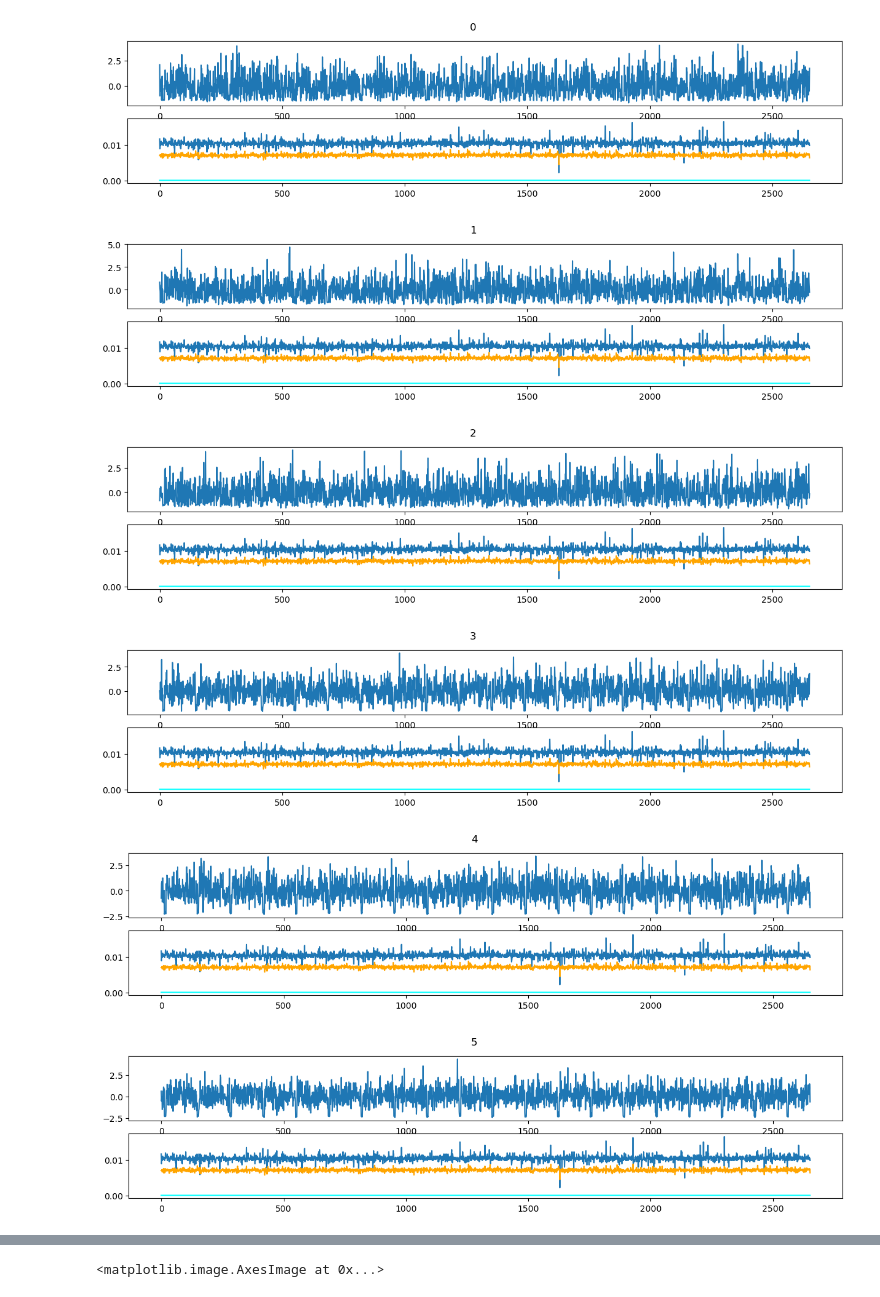
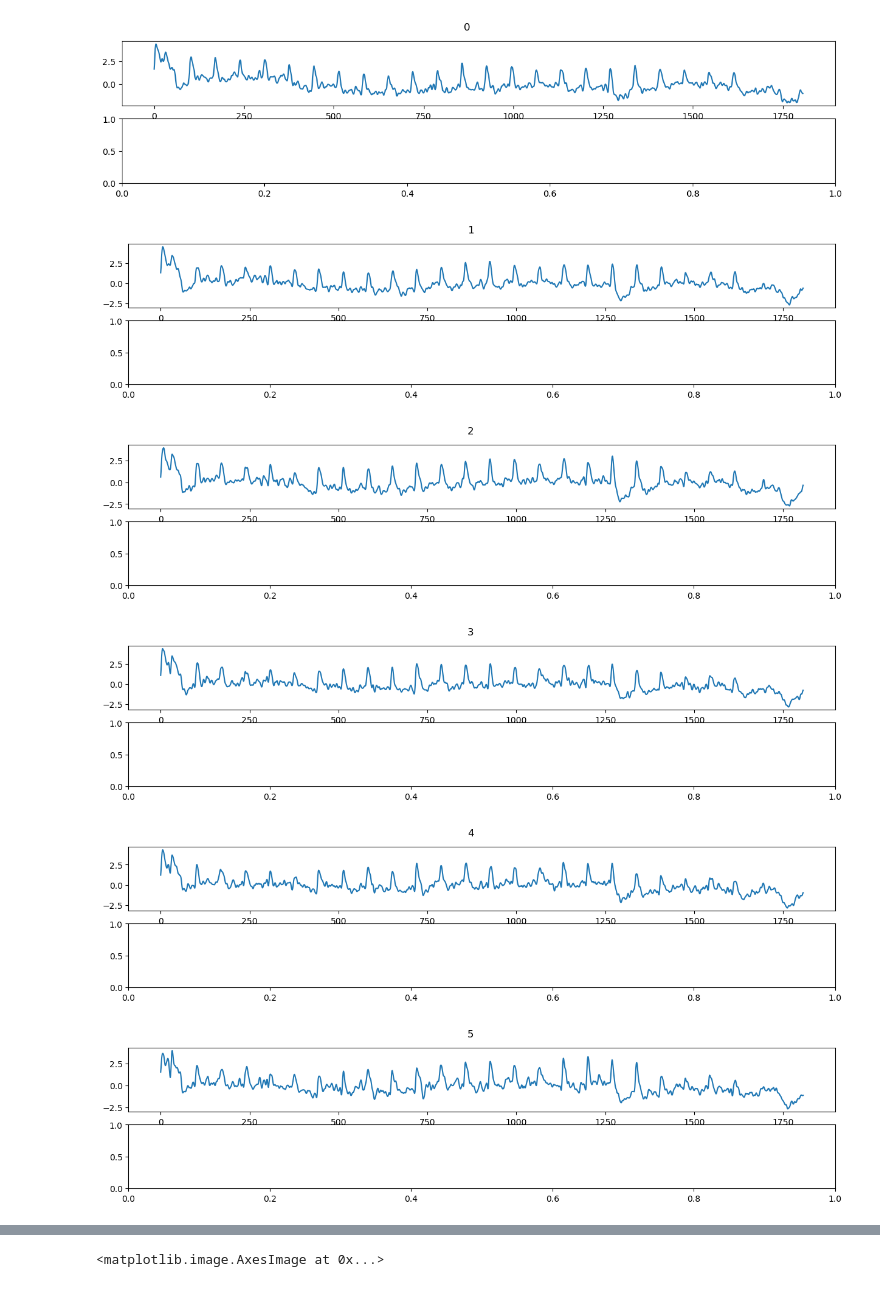
Before and after one commit to yfisher-lab/SessionTools, a Jupyter notebook: Notebooks/DanglingFly.ipynb, the cells around one changed output, grey strips where cells are left out. Cells and saved outputs as stored; diff of their text form; code cells hidden in the pictures.

```diff
--- a/Notebooks/DanglingFly.ipynb
+++ b/Notebooks/DanglingFly.ipynb
@@ -21,15 +21,15 @@ import SessionTools.two_photon as st2p
 
 %matplotlib inline
 # %%
-date = "24_01_2024"
-genotype = "R40D05_sytjGCaMP7f_CsChrimsontdT"
-fly = "fly1"
-session = 'l_bulb-004'
-basedir = pathlib.PurePath(f'/media/mplitt/SSD_storage1/2PData/{genotype}/{date}/{fly}/{session}/')
+date = "16_02_2024"
+genotype = "ER4d_Chrimson88tdT_sytjGCaMP7f"
+fly = "fly2"
+session = '5x_oa_pair-003'
+basedir = pathlib.PurePath(f'/media/mplitt/SSD_storage/2PData/{genotype}/{date}/{fly}/{session}/')
 basename_input = pathlib.Path(basedir.joinpath(session))
 metadata = st2p.preprocessing.bruker_metadata.read(basename_input)
 
-h5name = f'/media/mplitt/SSD_storage1/2P_scratch/{genotype}/{date}/{fly}/{session}/data.h5'
+h5name = f'/media/mplitt/SSD_storage/2P_scratch/{genotype}/{date}/{fly}/{session}/data.h5'
 if not os.path.exists(h5name):
     tiff_data = st2p.preprocessing.tiff_tools.read(basename_input,
                                             metadata['size'],metadata['layout'], first_chan=1)
@@ -64,4 +61,4 @@ ref_img_file = f'/media/mplitt/SSD_storage1/2P_scratch/{genotype}/{date}/{fly}/{
 np.save(ref_img_file, im)
 # %%
-eb_napari = st2p.preprocessing.napari_tools.EllipsoidBodySession().new_session(data_corr.mean(axis=1))
+eb_napari = st2p.preprocessing.napari_tools.EBSession().new_session(data_corr.mean(axis=1))
 # %%
@@ -143,8 +140,8 @@ F_base = np.percentile(F_base,10,axis=-1, keepdims=True)
 whole_frame_ts = data_corr.mean(axis=-1).mean(axis=-1).mean(axis=-1)
 # %%
 
-# dff = sp.stats.zscore(F_sm[1,:,:],axis=-1)
-dff = sp.stats.zscore(F[1,:,:],axis=-1)
+dff = sp.stats.zscore(F_sm[1,:,:],axis=-1)
+# dff = sp.stats.zscore(F[1,:,:],axis=-1)
 # dff = sp.stats.zscore(F[1,:,:]/np.linalg.norm(F[1,:,:], axis=0, keepdims=True), axis=-1)
 # %%
 df_aligned.columns
@@ -197,14 +187,14 @@ fig.show()
 # %%
-thresh = -.7
-opto = st2p.preprocessing.signals.rising_edges(np.nanmean(dff[:,:],axis=0)>-1)
+thresh = -2
+opto = st2p.preprocessing.signals.rising_edges(np.nanmean(dff[:,:],axis=0)>thresh)
 
 
 opto[0]=0
 redges = np.argwhere(opto==1).ravel()
 
-response = np.zeros([redges.shape[0],65])
-for r, redge in enumerate(redges):
-    response[r,:] =  np.nanmean(dff[:,redge+1:redge+66],axis=0)
+response = np.zeros([redges.shape[0],50])
+for r, redge in enumerate(redges[:-1]):
+    response[r,:] =  np.nanmean(dff[:,redge+1:redge+51],axis=0)
 
 
 # response_z = sp.stats.zscore(response, axis=1)
@@ -257,17 +251,17 @@ Text(0, 0.5, 'Normalized activity')
 # %%
-%matplotlib inline
+# %matplotlib inline
 for r in range(16):
     fig, ax = plt.subplots(2,1, figsize = [15,3])
     ax[0].plot(dff[r, :])
     # ax[0].set_ylim([-1,2])
-    ax[1].plot(df_aligned[' Heading'], color='orange')
-    ax[1].plot(df_aligned[' Opto Trigger'], color='cyan')
-    ax[1].plot(df_aligned[' Y/Index'], zorder=-1)
+    # ax[1].plot(df_aligned[' Heading'], color='orange')
+    # ax[1].plot(df_aligned[' Opto Trigger'], color='cyan')
+    # ax[1].plot(df_aligned[' Y/Index'], zorder=-1)
     fig.suptitle(f'{r}')
 # %% [output]
-[figure, old version]
+[figure, new version]
-[figure, old version]
+[figure, new version]
-[figure, old version]
+[figure, new version]
-[figure, old version]
+[figure, new version]
-[figure, old version]
+[figure, new version]
-[figure, old version]
+[figure, new version]
```
Also changed, not shown: parts of 15 cells of this notebook, 2 other files.
